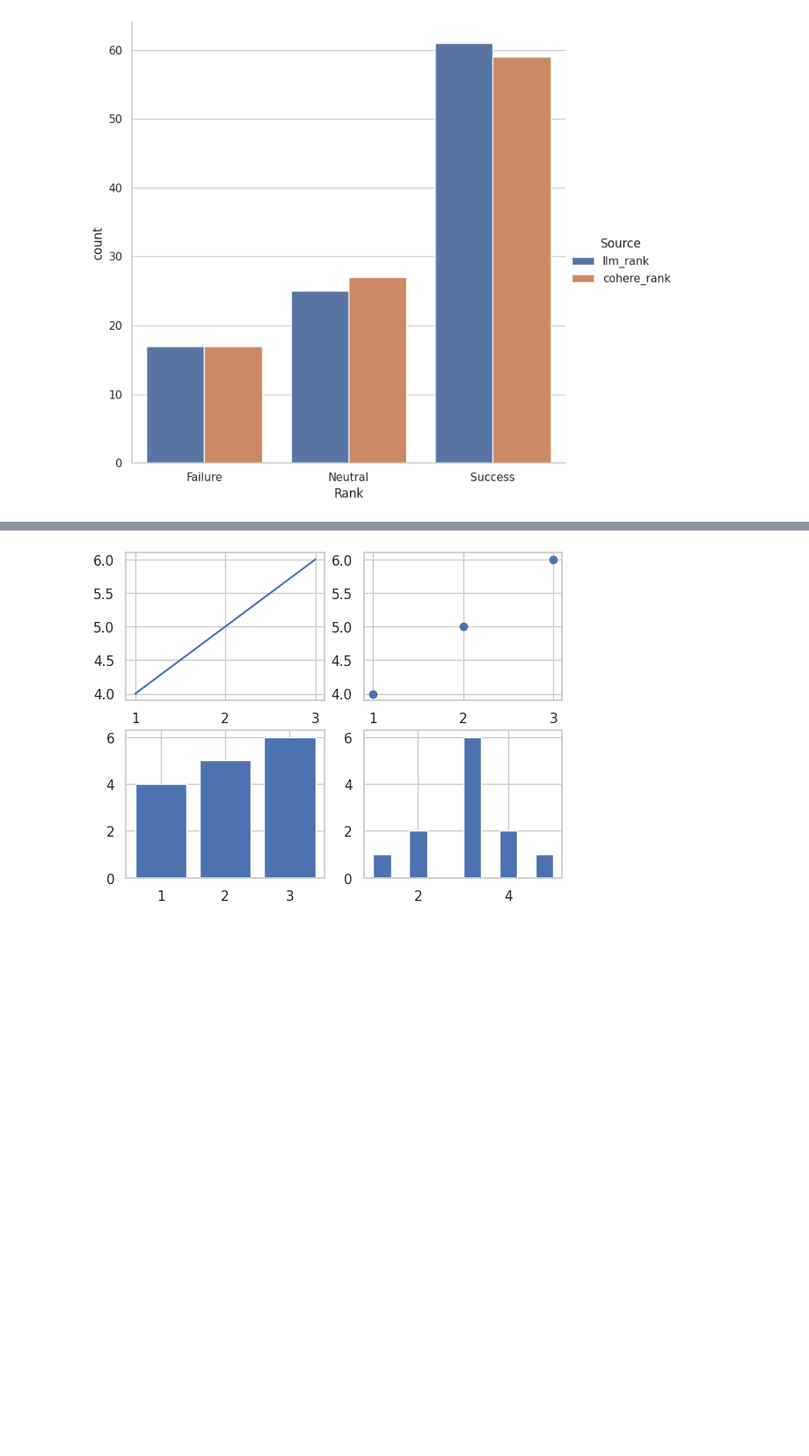
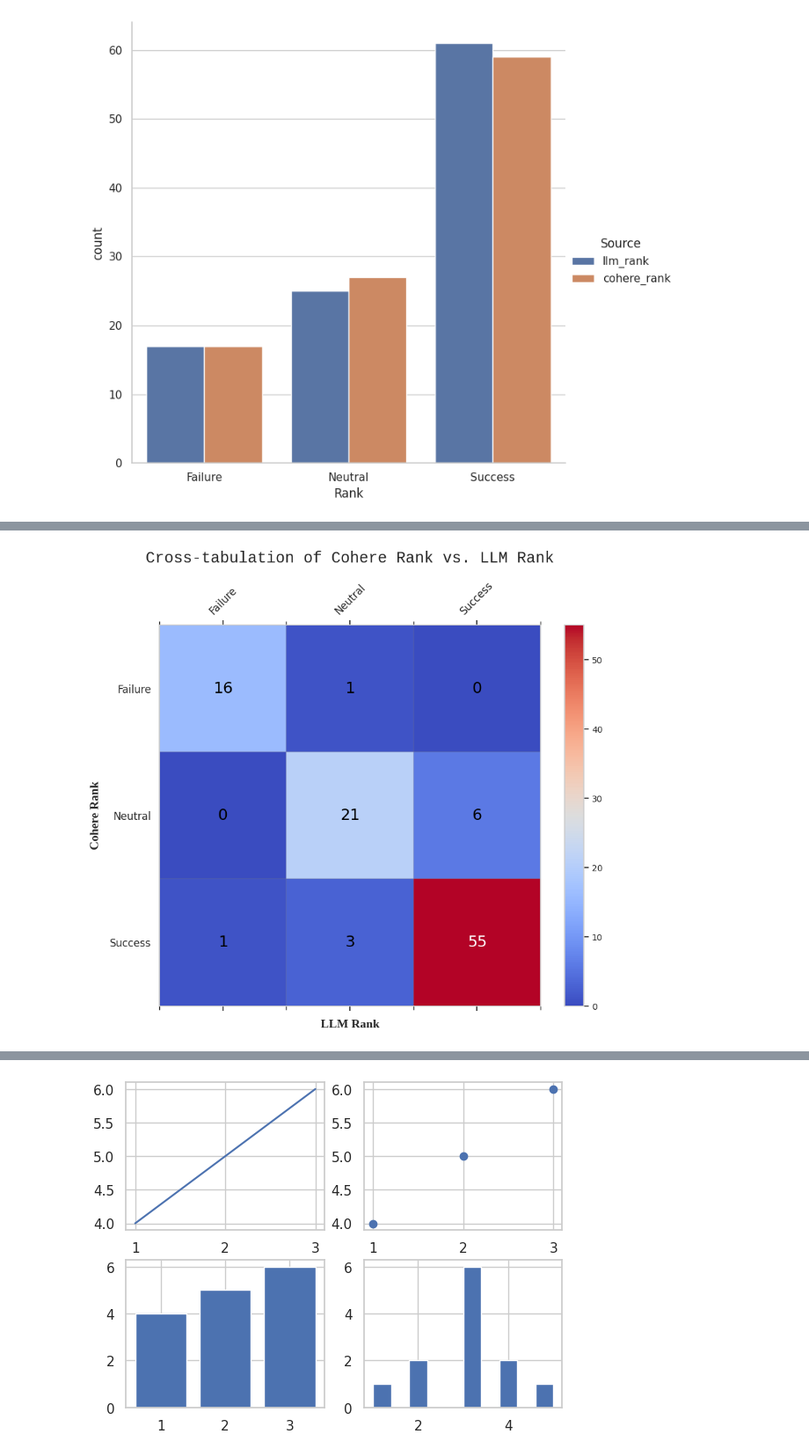
Before and after one commit to NCBI-Codeathons/mlxai-2024-team-beaumont, a Jupyter notebook: jupyter/notebooks/complete_workflow/evaluation/Eval.ipynb, the cells around one changed output, grey strips where cells are left out. Shown at 88% size. Cells and saved outputs as stored; diff of their text form; code cells hidden in the pictures; blank space fills up the shorter version.

Commit message:
updated heatmaps

```diff
--- a/jupyter/notebooks/complete_workflow/evaluation/Eval.ipynb
+++ b/jupyter/notebooks/complete_workflow/evaluation/Eval.ipynb
@@ -340,3 +364,58 @@ s.savefig("./plots/s_llmVcohere_count.png")
+# %%
+import matplotlib.pyplot as plt
+import pandas as pd
+import numpy as np
+
+# Assuming 'cohere_llm_subset_df' is already defined and contains 'cohere_rank' and 'llm_rank' columns
+
+# Create a cross-tabulation table
+ct = pd.crosstab(cohere_llm_subset_df['cohere_rank'], cohere_llm_subset_df['llm_rank'])
+
+
+# Define font properties
+title_font = {'family': 'Liberation Mono', 'weight': 'normal', 'size': 18}
+label_font = {'family': 'Liberation Serif', 'weight': 'bold', 'size': 14}
+tick_label_font = {'size': 12}  # Smaller size for tick labels
+
+# Plotting
+fig, ax = plt.subplots(figsize=(10, 8))  # Adjust figure size for better aspect ratio
+cax = ax.matshow(ct, cmap='coolwarm')  # Use a more sophisticated colormap
+
+# Add color bar for reference
+cbar = fig.colorbar(cax)
+cbar.ax.tick_params(labelsize=10)  # Adjust color bar tick label size
+
+# Set the major ticks at the right locations
+ax.set_xticks(np.arange(len(ct.columns)))
+ax.set_yticks(np.arange(len(ct.index)))
+
+# Set the labels for the major ticks
+ax.set_xticklabels(ct.columns, rotation=45, fontdict=tick_label_font)  # Apply custom font for tick labels
+ax.set_yticklabels(ct.index, fontdict=tick_label_font)
+
+# Add axis labels with custom fonts
+ax.set_xlabel('LLM Rank', fontdict=label_font, labelpad=10)
+ax.set_ylabel('Cohere Rank', fontdict=label_font, labelpad=10)
+
+# Add a title with custom font
+ax.set_title('Cross-tabulation of Cohere Rank vs. LLM Rank', fontdict=title_font, pad=20)
+
+# Hide the grid lines
+ax.grid(False)
+# Optionally, set the minor tick marks to be in the center of the cells for the grid lines if needed
+ax.set_xticks(np.arange(len(ct.columns) + 1) - 0.5, minor=True)
+ax.set_yticks(np.arange(len(ct.index) + 1) - 0.5, minor=True)
+ax.grid(which='minor', color='gray', linestyle='-', linewidth=0.3)  # Make gridlines more subtle
+
+# Optional: Add values on the cells for better readability
+for (i, j), val in np.ndenumerate(ct.values):
+    ax.text(j, i, f'{val}', ha='center', va='center', color='white' if val > ct.values.max() / 2 else 'black', fontsize=18)  # Adjust text color based on cell color
+
+plt.savefig('./plots/heatmap_beautified.png', bbox_inches='tight', dpi=100)  # Save with high resolution
+# plt.close()
+plt.show()
+# %% [output]
+[figure, added]
 # %%
 import matplotlib.pyplot as plt
 import pandas as pd
```
Also changed, not shown: parts of 4 cells of this notebook.
